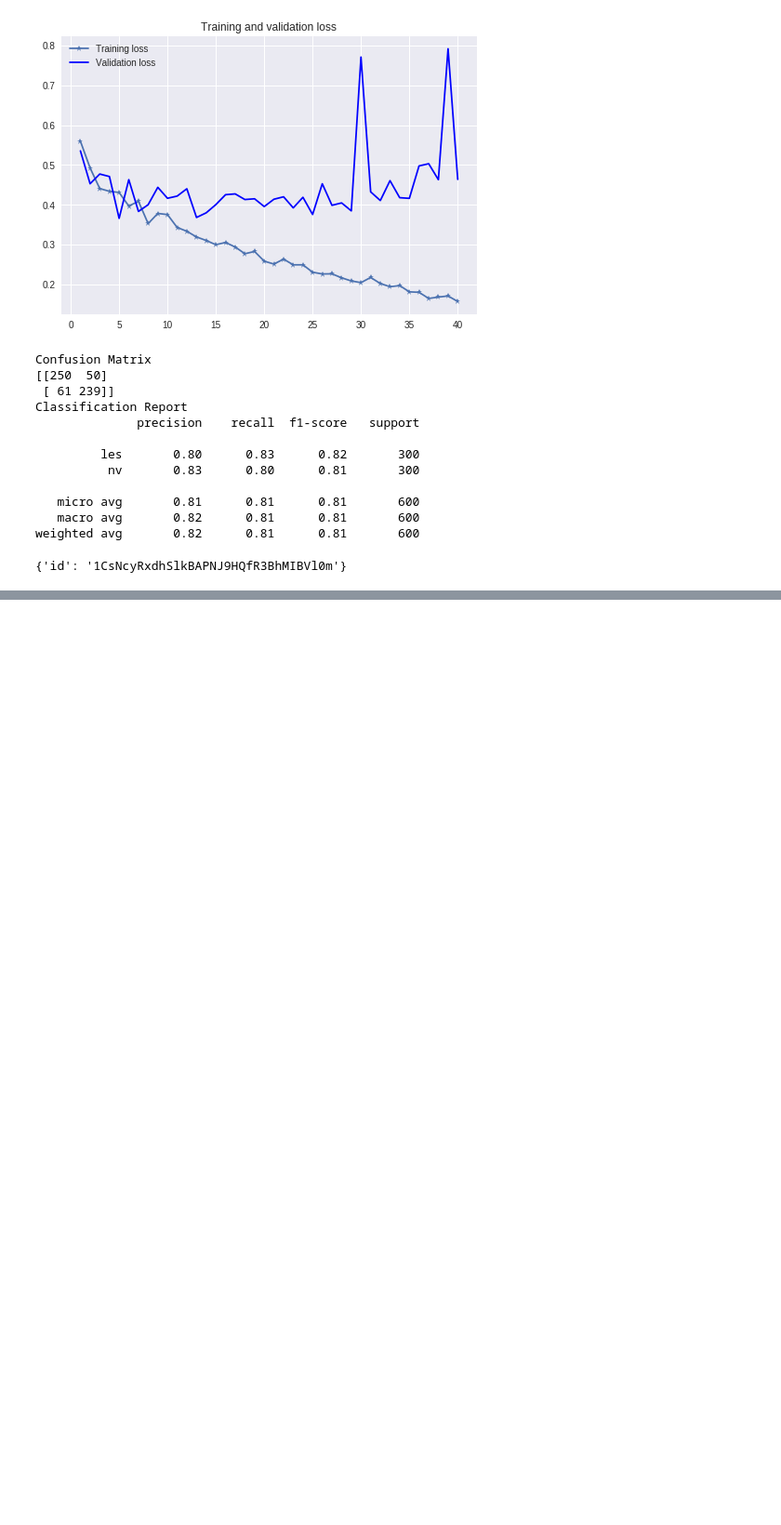
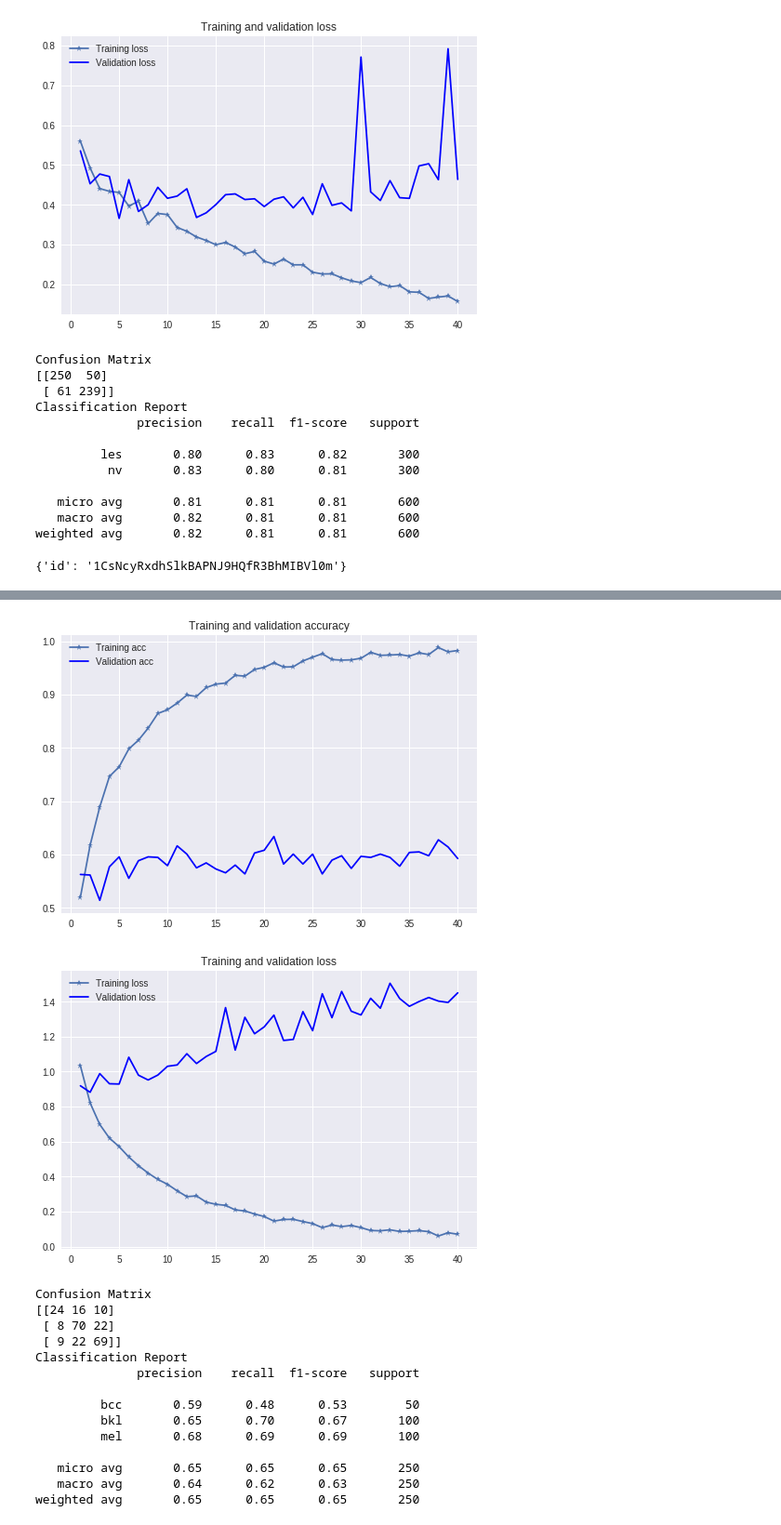
Before and after one commit to OlehKSS/cad-project, a Jupyter notebook: Mole_classification.ipynb, the cells around one changed output, grey strips where cells are left out. Shown at 93% size. Cells and saved outputs as stored; diff of their text form; code cells hidden in the pictures; blank space fills up the shorter version.

```diff
--- a/Mole_classification.ipynb
+++ b/Mole_classification.ipynb
@@ -494,0 +691,4 @@ save_file_to_drive(drive_name, path_model)
+# %%
+conv_base_xc = Xception(weights='imagenet', include_top=False, input_shape=input_img_shape)
+
+conv_base_xc.summary()
@@ -494,0 +713,12 @@ save_file_to_drive(drive_name, path_model)
+# %%
+# densely connected classifier on top of the convolutional base
+model_xc = models.Sequential()
+model_xc.add(conv_base_xc)
+model_xc.add(layers.Flatten())
+model_xc.add(layers.Dense(256, activation='relu'))
+model_xc.add(layers.Dense(3, activation='softmax'))
+
+# freeze convolutional base
+conv_base_xc.trainable = False
+
+model_xc.summary()
@@ -494,0 +741,5 @@ save_file_to_drive(drive_name, path_model)
+# %%
+model_xc.compile(loss='categorical_crossentropy', optimizer=optimizers.RMSprop(lr=2e-5), metrics=['acc'])
+
+history_xc = model_xc.fit_generator(train_gen, steps_per_epoch=steps_per_epoch, epochs=no_epochs, validation_data=validation_gen,
+                              validation_steps=validation_steps)
@@ -494,0 +764,33 @@ save_file_to_drive(drive_name, path_model)
+# %%
+# test the trained network
+plot_history(history_xc)
+
+# test_loss, test_acc = model_vgg16.evaluate_generator(test_gen, steps=50)
+# print('test acc:', test_acc)
+
+
+Y_pred = model_xc.predict_classes(test_gen)
+
+print('Confusion Matrix')
+print(confusion_matrix(test_gen.classes, Y_pred))
+
+print('Classification Report')
+target_names = ['bcc', 'bkl', 'mel']
+print(classification_report(test_gen.classes, Y_pred, target_names=target_names))
+# %% [output]
+[figure, added]
+[figure, added]
+Confusion Matrix
+[[24 16 10]
+ [ 8 70 22]
+ [ 9 22 69]]
+Classification Report
+              precision    recall  f1-score   support
+
+         bcc       0.59      0.48      0.53        50
+         bkl       0.65      0.70      0.67       100
+         mel       0.68      0.69      0.69       100
+
+   micro avg       0.65      0.65      0.65       250
+   macro avg       0.64      0.62      0.63       250
+weighted avg       0.65      0.65      0.65       250
```
Also changed, not shown: parts of 22 cells of this notebook.
